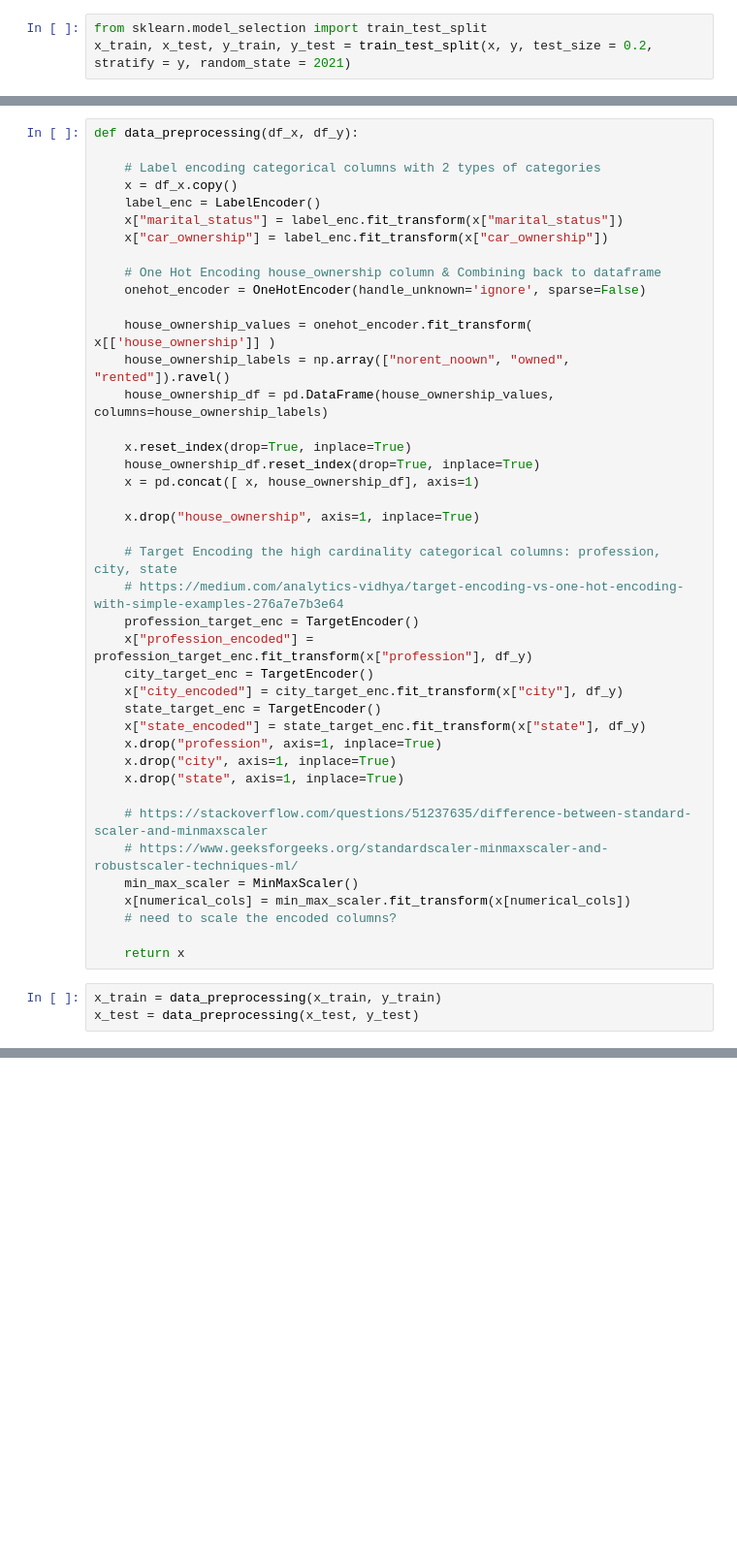
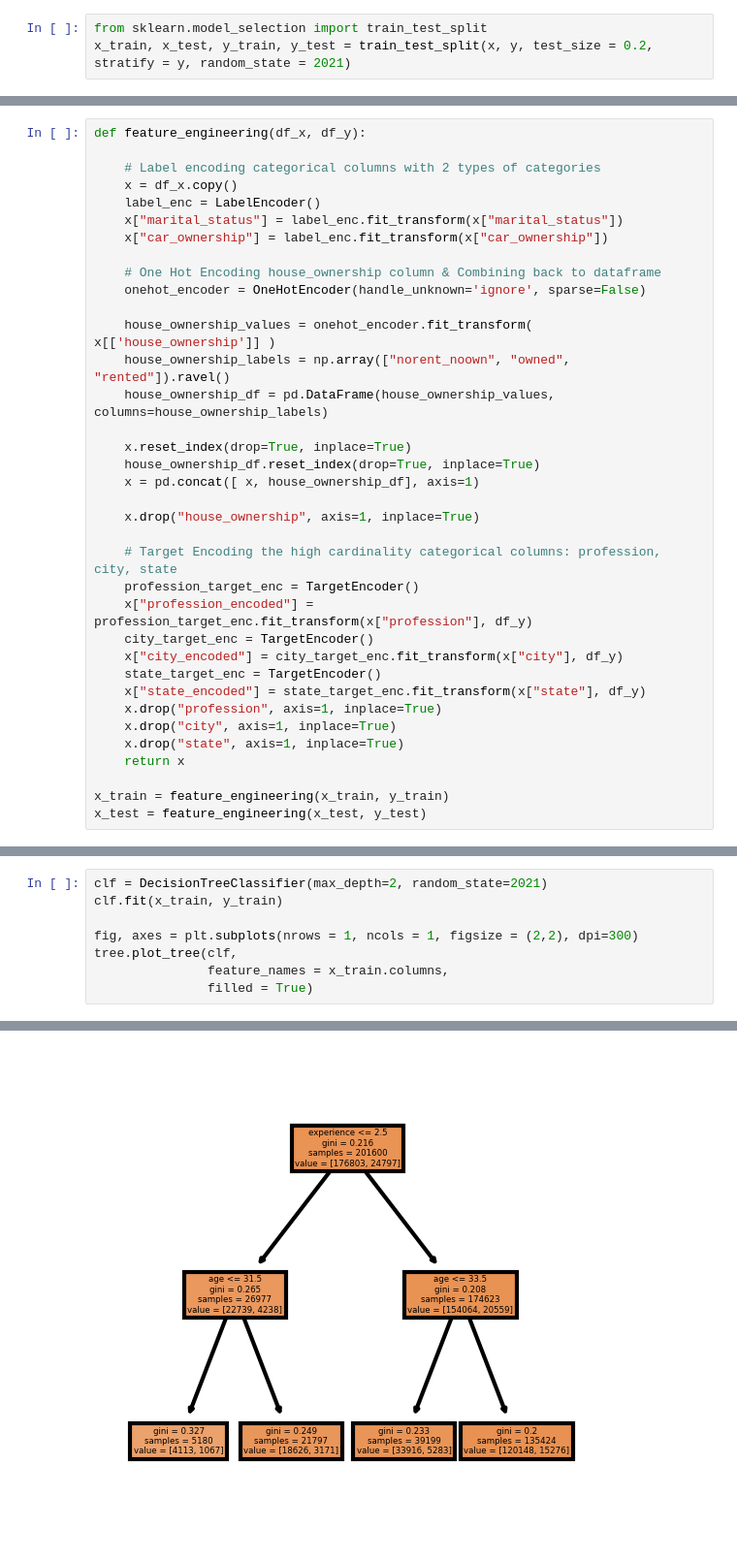
Before and after one commit to jonjonnyjonjon/dm-g3t3, a Jupyter notebook: Preprocessing variations/Keith - RandomForests.ipynb, the cells around one changed output, grey strips where cells are left out. Shown at 97% size. Saved outputs shown, nothing was run; the diff lists cells and outputs as text; blank space fills up the shorter version.

```diff
--- a/Preprocessing variations/Keith - RandomForests.ipynb
+++ b/Preprocessing variations/Keith - RandomForests.ipynb
@@ -49,5 +52,5 @@ x_train, x_test, y_train, y_test = train_test_split(x, y, test_size = 0.2, strat
 # %%
-def data_preprocessing(df_x, df_y):
+def feature_engineering(df_x, df_y):
 
     # Label encoding categorical columns with 2 types of categories
     x = df_x.copy()
@@ -69,7 +72,6 @@ def data_preprocessing(df_x, df_y):
     x.drop("house_ownership", axis=1, inplace=True)
 
     # Target Encoding the high cardinality categorical columns: profession, city, state
-    # https://medium.com/analytics-vidhya/target-encoding-vs-one-hot-encoding-with-simple-examples-276a7e7b3e64
     profession_target_enc = TargetEncoder()
     x["profession_encoded"] = profession_target_enc.fit_transform(x["profession"], df_y)
     city_target_enc = TargetEncoder()
@@ -79,14 +81,7 @@ def data_preprocessing(df_x, df_y):
     x.drop("profession", axis=1, inplace=True)
     x.drop("city", axis=1, inplace=True)
     x.drop("state", axis=1, inplace=True)
+    return x
 
-    # https://stackoverflow.com/questions/51237635/difference-between-standard-scaler-and-minmaxscaler
-    # https://www.geeksforgeeks.org/standardscaler-minmaxscaler-and-robustscaler-techniques-ml/
-    min_max_scaler = MinMaxScaler()
-    x[numerical_cols] = min_max_scaler.fit_transform(x[numerical_cols])
-    # need to scale the encoded columns?
-
-    return x
+x_train = feature_engineering(x_train, y_train)
+x_test = feature_engineering(x_test, y_test)
-# %%
-x_train = data_preprocessing(x_train, y_train)
-x_test = data_preprocessing(x_test, y_test)
@@ -92,0 +96,9 @@ x_test = data_preprocessing(x_test, y_test)
+# %%
+clf = DecisionTreeClassifier(max_depth=2, random_state=2021)
+clf.fit(x_train, y_train)
+
+fig, axes = plt.subplots(nrows = 1, ncols = 1, figsize = (2,2), dpi=300)
+tree.plot_tree(clf,
+               feature_names = x_train.columns,
+               filled = True)
+# %% [output]
@@ -92,0 +112 @@ x_test = data_preprocessing(x_test, y_test)
+[figure, added]
```
Also changed, not shown: parts of 20 cells of this notebook, 2 other files.
